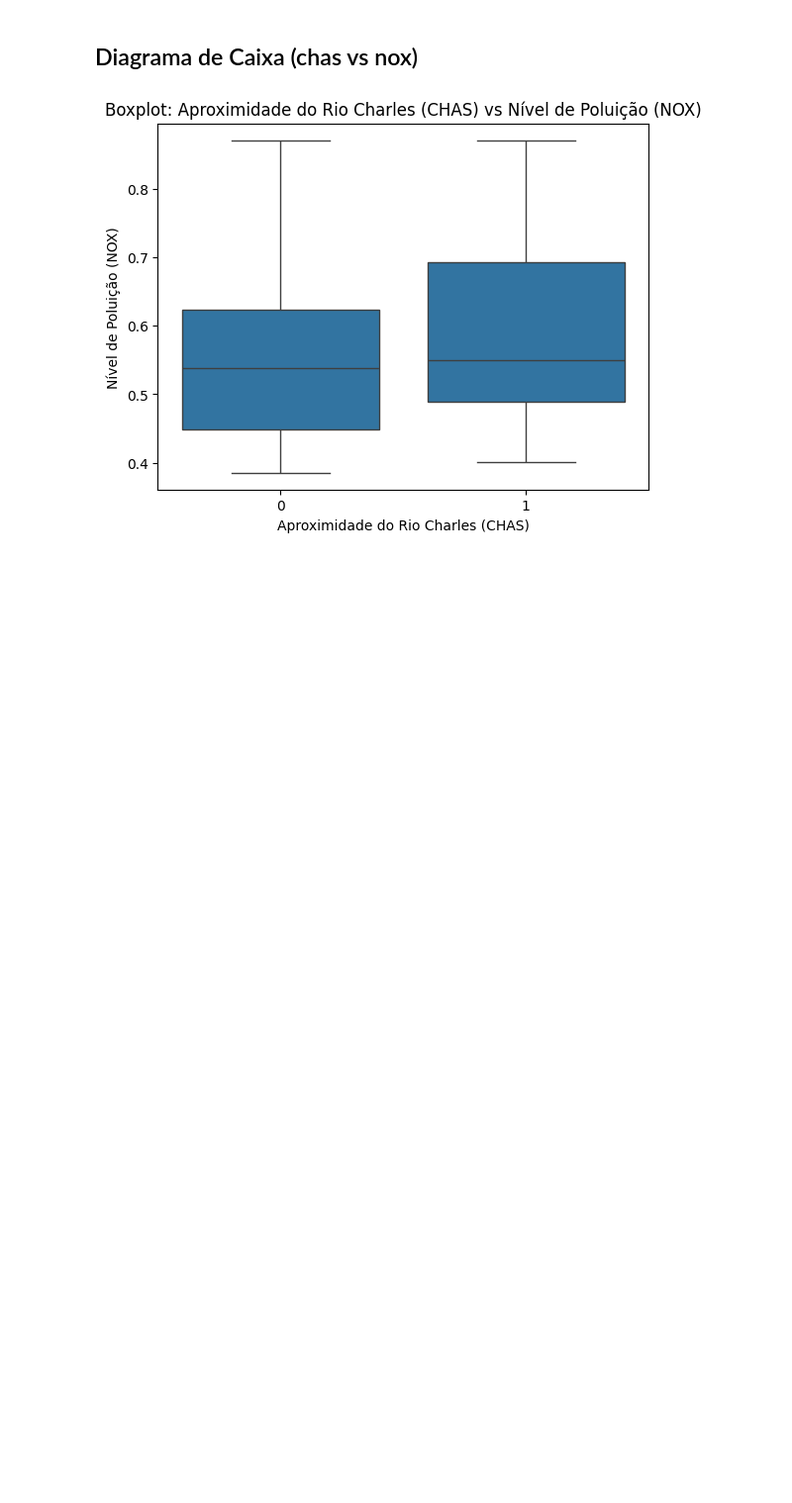
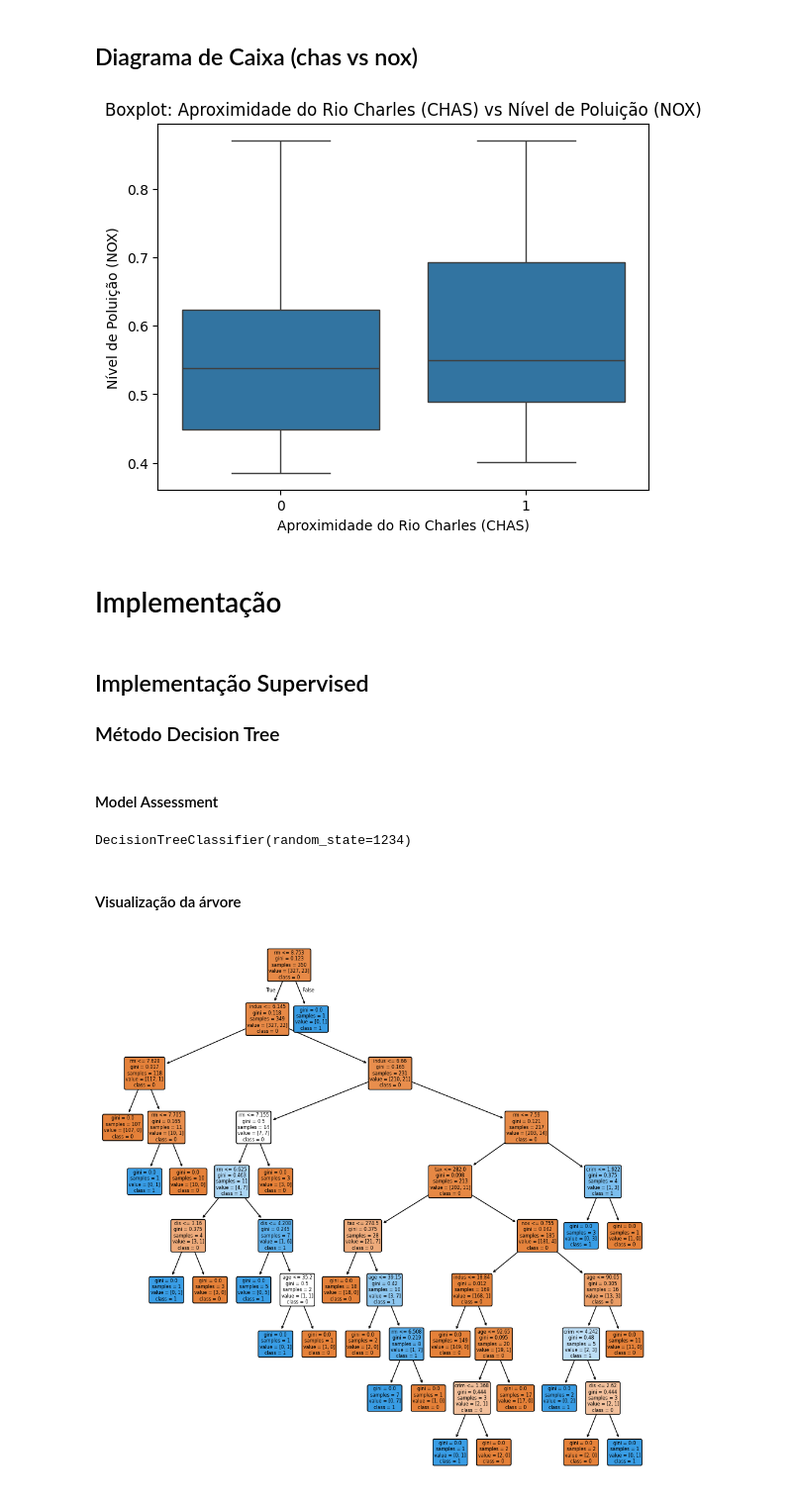
Before and after one commit to Andrezz1/IA24_P03_TP02, a Jupyter notebook: main.ipynb, the cells around one changed output. Shown at 99% size. Drawn from its saved outputs; the diff is of its cells as text; code cells hidden in the pictures; blank space fills up the shorter version.

Commit message:
Supervised Methods

```diff
--- a/main.ipynb
+++ b/main.ipynb
@@ -291,3 +294,32 @@ plt.ylabel("Nível de Poluição (NOX)")
 plt.show()
 # %% [output]
 [figure]
+# %% [markdown]
+# Implementação
+# %% [markdown]
+## Implementação Supervised
+
+### Método Decision Tree
+# %% [markdown]
+#### Model Assessment
+# %%
+x = data_cleaned.drop('chas', axis=1)
+y = data_cleaned['chas']
+
+x_train, x_test, y_train, y_test = train_test_split(x, y, test_size=0.3, random_state=27)
+
+dtree = DecisionTreeClassifier(random_state=1234)
+dtree.fit(x_train, y_train)
+# %% [output]
+DecisionTreeClassifier(random_state=1234)
+# %% [markdown]
+#### Visualização da árvore
+# %%
+plt.figure(figsize=(12,12))
+plot_tree(dtree,
+                    feature_names=x.columns,
+                    class_names=[str(cls) for cls in y.unique()],
+                    filled=True, rounded=True)
+plt.show()
+# %% [output]
+[figure, added]
```
Also changed, not shown: parts of 18 cells of this notebook.
